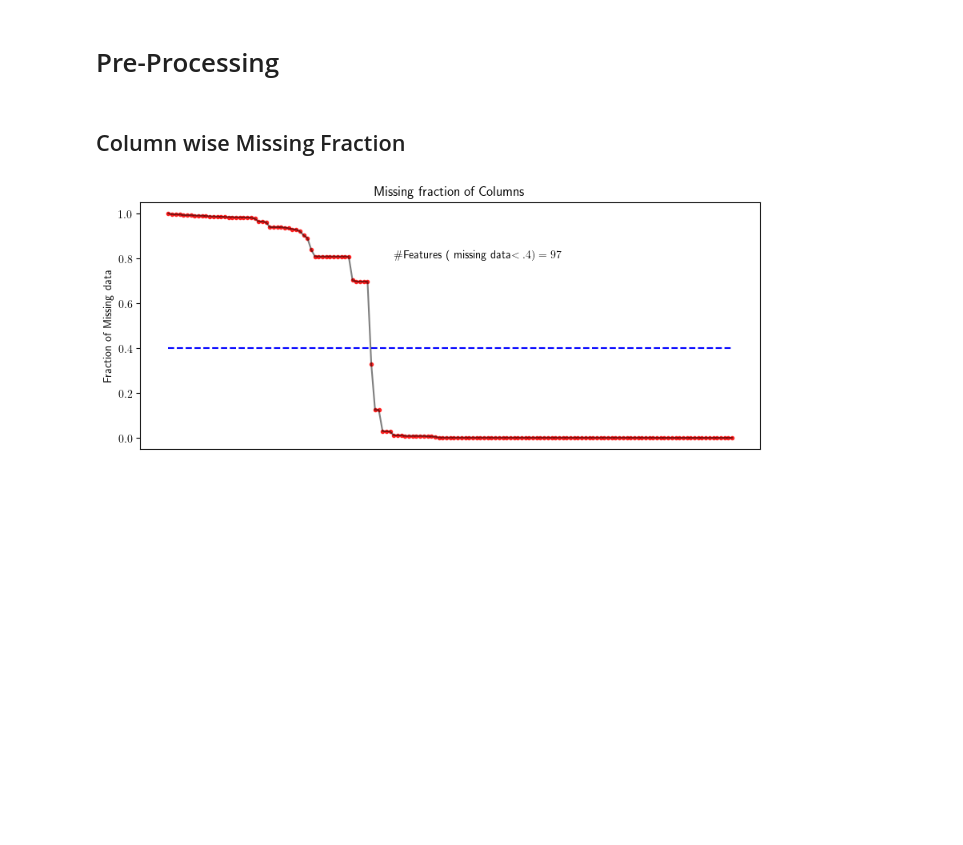
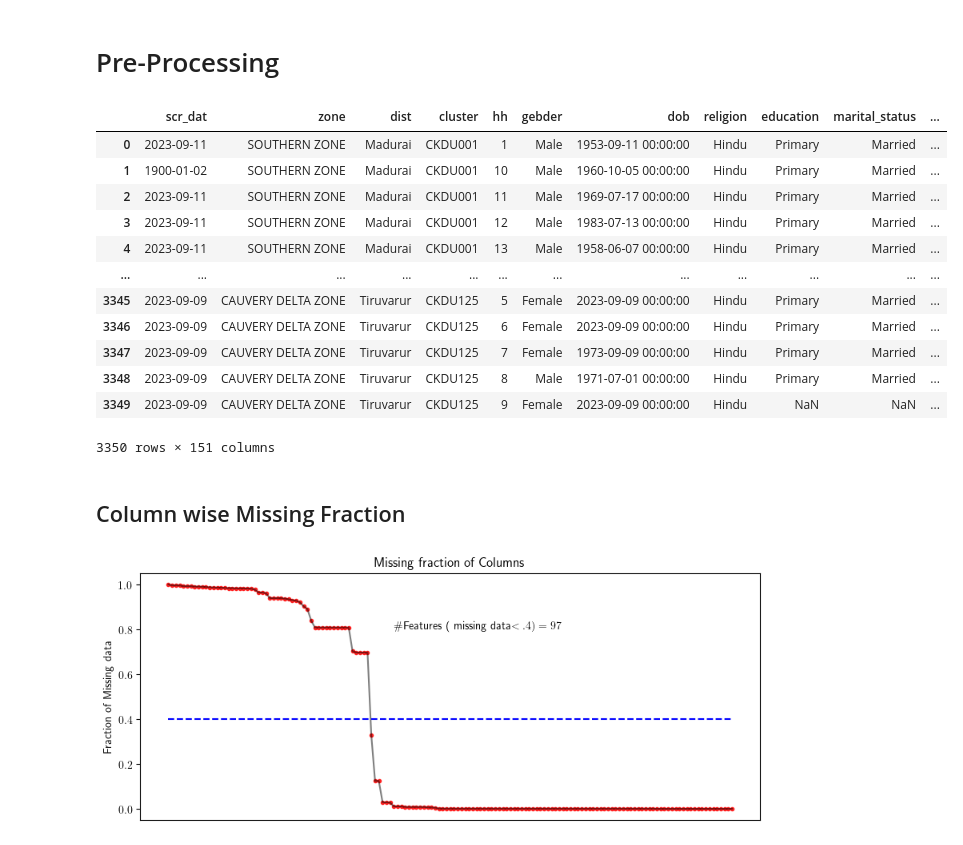
Before and after one commit to akshaysanjeevk/SysBio-course, a Jupyter notebook: HW-2-4/notebook1.ipynb, the cells around one changed output. Saved outputs shown, nothing was run; the diff lists cells and outputs as text; code cells hidden in the pictures; blank space fills up the shorter version.

```diff
--- a/HW-2-4/notebook1.ipynb
+++ b/HW-2-4/notebook1.ipynb
@@ -19,6 +19,22 @@ df0.columns = (
     .str.replace('>', 'gt')
     .str.replace('-', '_')
 )
+# %%
+df0
+# %% [output]
+|  | scr_dat | zone | dist | cluster | hh | gebder | dob | religion | education | marital_status | ... |
+| 0 | 2023-09-11 | SOUTHERN ZONE | Madurai | CKDU001 | 1 | Male | 1953-09-11 00:00:00 | Hindu | Primary | Married | ... |
+| 1 | 1900-01-02 | SOUTHERN ZONE | Madurai | CKDU001 | 10 | Male | 1960-10-05 00:00:00 | Hindu | Primary | Married | ... |
+| 2 | 2023-09-11 | SOUTHERN ZONE | Madurai | CKDU001 | 11 | Male | 1969-07-17 00:00:00 | Hindu | Primary | Married | ... |
+| 3 | 2023-09-11 | SOUTHERN ZONE | Madurai | CKDU001 | 12 | Male | 1983-07-13 00:00:00 | Hindu | Primary | Married | ... |
+| 4 | 2023-09-11 | SOUTHERN ZONE | Madurai | CKDU001 | 13 | Male | 1958-06-07 00:00:00 | Hindu | Primary | Married | ... |
+| ... | ... | ... | ... | ... | ... | ... | ... | ... | ... | ... | ... |
+| 3345 | 2023-09-09 | CAUVERY DELTA ZONE | Tiruvarur | CKDU125 | 5 | Female | 2023-09-09 00:00:00 | Hindu | Primary | Married | ... |
+| 3346 | 2023-09-09 | CAUVERY DELTA ZONE | Tiruvarur | CKDU125 | 6 | Female | 2023-09-09 00:00:00 | Hindu | Primary | Married | ... |
+| 3347 | 2023-09-09 | CAUVERY DELTA ZONE | Tiruvarur | CKDU125 | 7 | Female | 1973-09-09 00:00:00 | Hindu | Primary | Married | ... |
+| 3348 | 2023-09-09 | CAUVERY DELTA ZONE | Tiruvarur | CKDU125 | 8 | Male | 1971-07-01 00:00:00 | Hindu | Primary | Married | ... |
+| 3349 | 2023-09-09 | CAUVERY DELTA ZONE | Tiruvarur | CKDU125 | 9 | Female | 2023-09-09 00:00:00 | Hindu | NaN | NaN | ... |
+3350 rows × 151 columns
 # %% [markdown]
 ## Column wise Missing Fraction
 # %%
```
Also changed, not shown: parts of 3 cells of this notebook, 39 other files.
